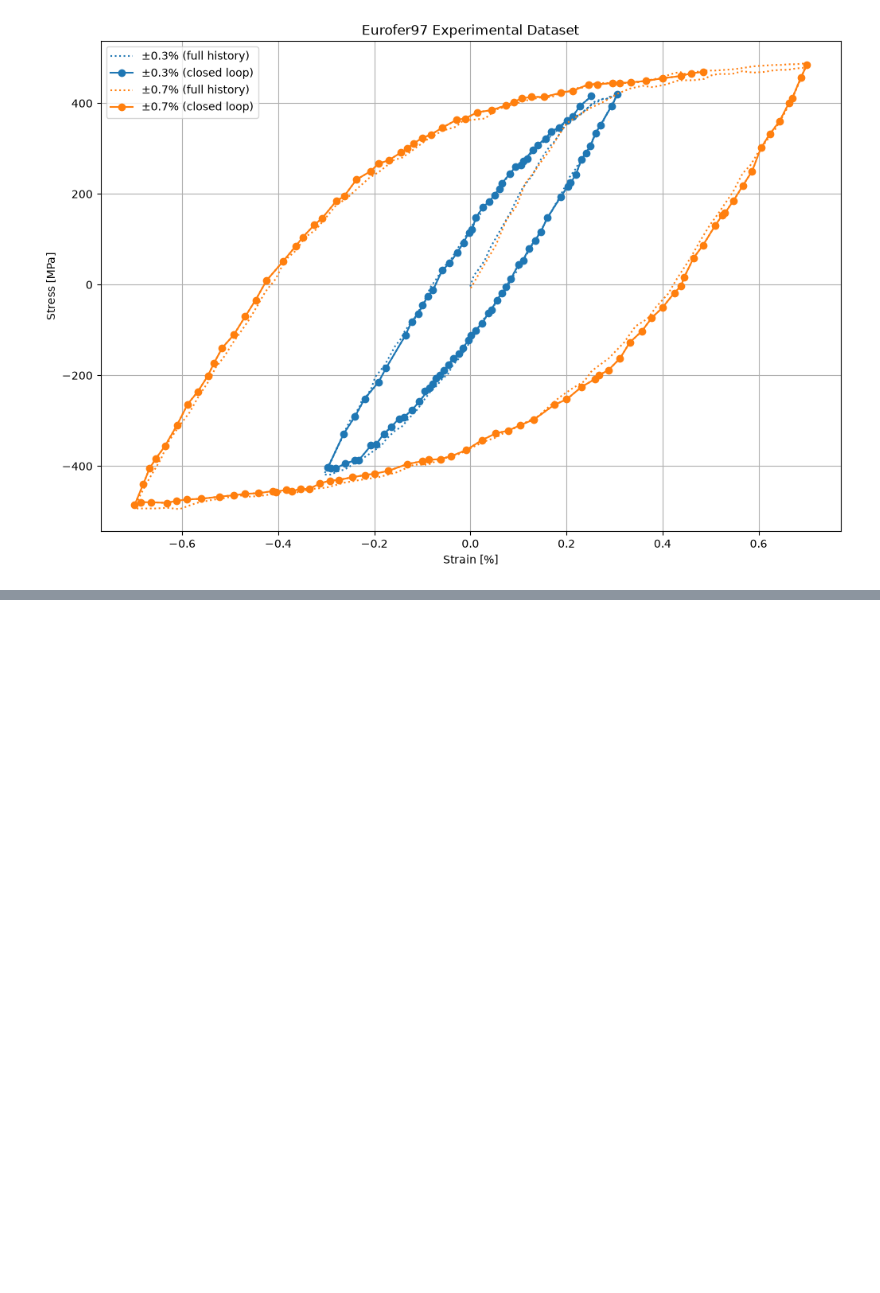
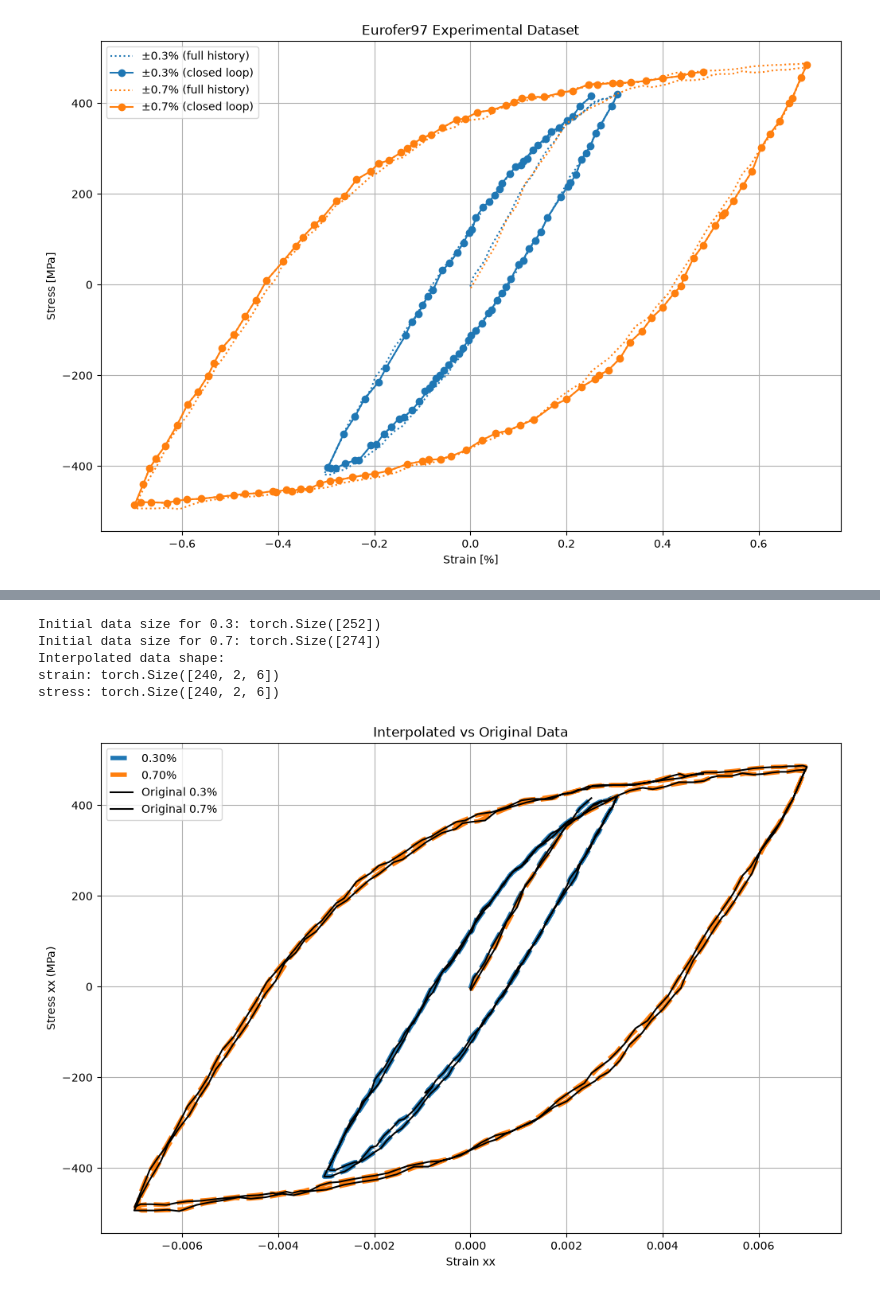
Before and after one commit to ColinMG2/neml2, a Jupyter notebook: cmg_projects/cyclic_optimization/eurofer97_deterministic.ipynb, the cells around one changed output, grey strips where cells are left out. Cells and saved outputs as stored; diff of their text form; code cells hidden in the pictures; blank space fills up the shorter version.

```diff
--- a/cmg_projects/cyclic_optimization/eurofer97_deterministic.ipynb
+++ b/cmg_projects/cyclic_optimization/eurofer97_deterministic.ipynb
@@ -285,0 +269,59 @@ tensor([ 0.0000e+00,  1.5000e-04,  3.0000e-04,  4.5000e-04,  6.0000e-04,
+# %%
+# Initial data shape
+for sr_label in raw_strain:
+    print(f"Initial data size for {sr_label}: {raw_stress[sr_label].shape}")
+
+exp_stress_data = torch.zeros_like(loading, device=device)
+exp_strain_data = torch.zeros_like(loading, device=device)
+
+for i, amp in enumerate(amp_labels):
+    sr_label = str(amp)
+    f_strain = torch.nn.functional.interpolate(
+        raw_strain[sr_label].unsqueeze(0).unsqueeze(0),
+        size=ntime,
+        mode="linear",
+        align_corners=True,
+    ).squeeze()
+    f_stress = torch.nn.functional.interpolate(
+        raw_stress[sr_label].unsqueeze(0).unsqueeze(0),
+        size=ntime,
+        mode="linear",
+        align_corners=True,
+    ).squeeze()
+
+    exp_strain_data[:, i, 0] = f_strain
+    exp_stress_data[:, i, 0] = f_stress
+print(f"Interpolated data shape:")
+print(f"strain: {exp_strain_data.shape}")
+print(f"stress: {exp_stress_data.shape}")
+
+# Plot interpolated data
+plt.figure(figsize=(12, 8))
+for i, s_range in enumerate(ranges):
+    plt.plot(
+        exp_strain_data[:, i, 0].cpu().numpy(),
+        exp_stress_data[:, i, 0].cpu().numpy(),
+        "--",
+        lw=4,
+        label=f"{s_range.item() * 100:.2f}%",
+    )
+for sr_label in raw_strain:
+    plt.plot(
+        raw_strain[sr_label].cpu().numpy(),
+        raw_stress[sr_label].cpu().numpy(),
+        color="k",
+        label=f"Original {sr_label}%",
+    )
+plt.xlabel("Strain xx")
+plt.ylabel("Stress xx (MPa)")
+plt.title("Interpolated vs Original Data")
+plt.grid()
+plt.legend()
+plt.show()
+# %% [output]
+Initial data size for 0.3: torch.Size([252])
+Initial data size for 0.7: torch.Size([274])
+Interpolated data shape:
+strain: torch.Size([240, 2, 6])
+stress: torch.Size([240, 2, 6])
+[figure, added]
```
Also changed, not shown: parts of 8 cells of this notebook.
